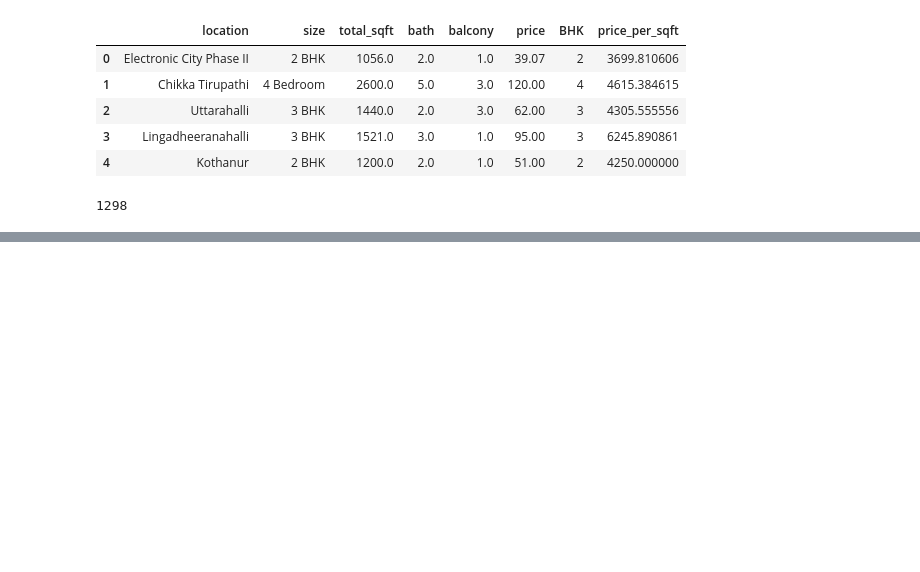
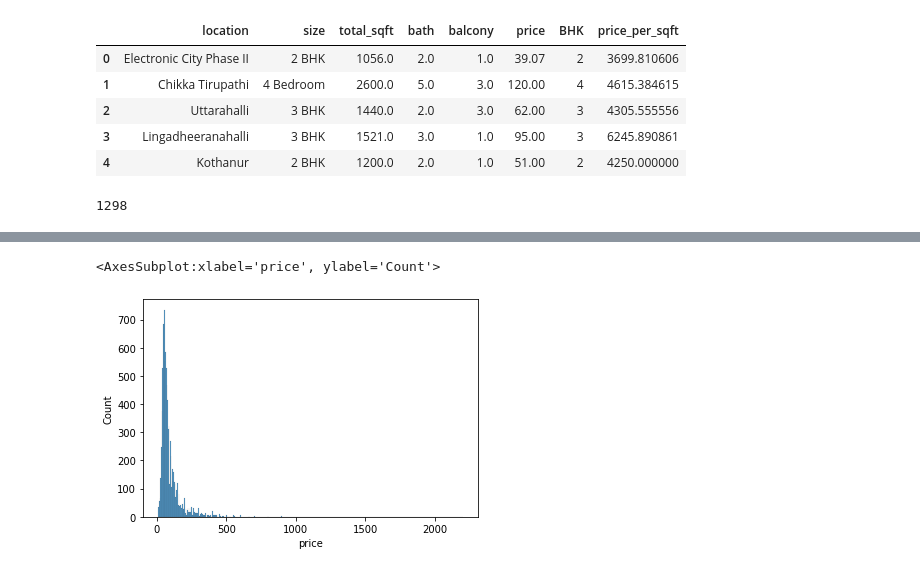
Before and after one commit to Pritush09/Real-Estate-Price-Prediction-Project, a Jupyter notebook: House Prediction Model.ipynb, the cells around one changed output, grey strips where cells are left out. Drawn from its saved outputs; the diff is of its cells as text; code cells hidden in the pictures; blank space fills up the shorter version.

```diff
--- a/House Prediction Model.ipynb
+++ b/House Prediction Model.ipynb
@@ -365,0 +510,5 @@ len(df4.location.unique())
+# %%
+sns.histplot(df6.price)
+# %% [output]
+<AxesSubplot:xlabel='price', ylabel='Count'>
+[figure, added]
```
Also changed, not shown: parts of 31 cells of this notebook.
